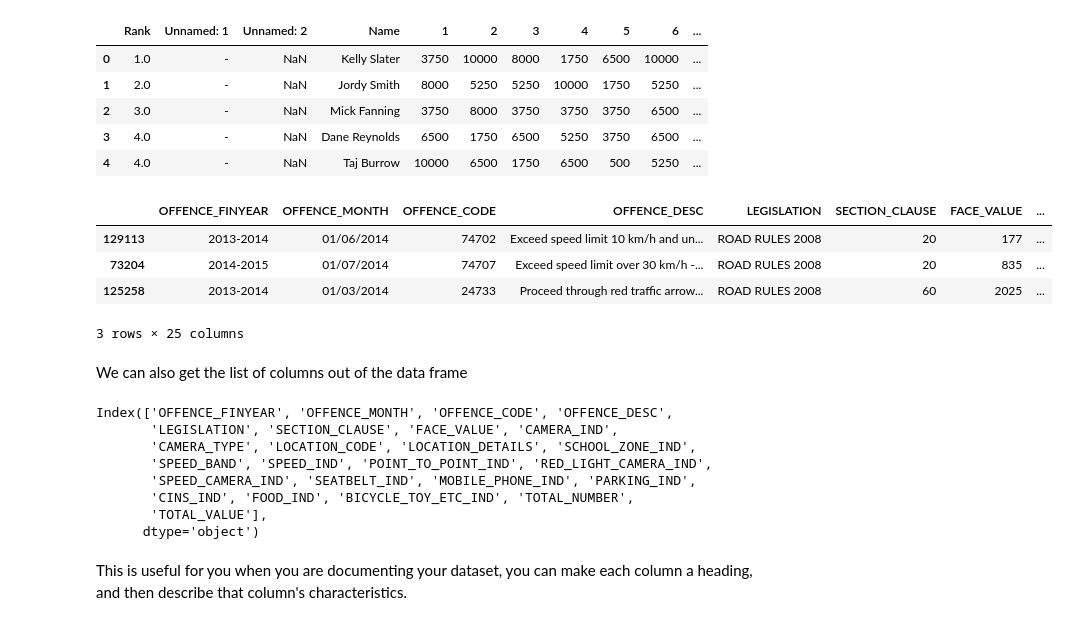
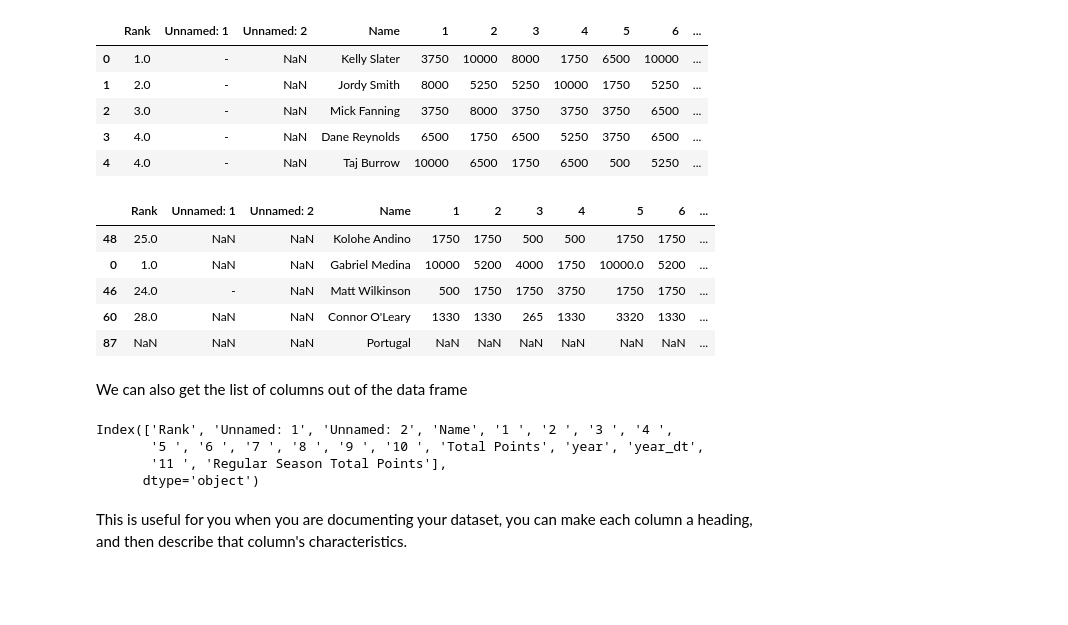
Before and after one commit to lucilleharrison/Data-Project, a Jupyter notebook: basic_pandas.ipynb, the cells around one changed output. Cells and saved outputs as stored; diff of their text form; code cells hidden in the pictures; blank space fills up the shorter version.

```diff
--- a/basic_pandas.ipynb
+++ b/basic_pandas.ipynb
@@ -46,3 +44,17 @@ surf_df.head()
 "WSL mens championship tour 2010.xlsx".rstrip(".xlsx")
 # %% [output]
 'WSL mens championship tour 2010'
+# %%
+import os
+import pandas as pd
+from datetime import datetime
+
+year_frames = []
+
+for year_data_path in os.listdir("years"):
+    this_year = pd.read_excel(f"years/{year_data_path}", skiprows=2)
+    this_year["year_dt"] = this_year["year_dt"].str.rstrip('.xlsx')  # Apply rstrip to a specific column
+    year_int = int(year_data_path.split(" ")[4].rstrip(".xlsx"))
+    this_year["year"] = year_int
+    this_year["year_dt"] = datetime(year=year_int, month=6, day=1)
+    year_frames.append(this_year)
@@ -50,8 +64,11 @@ surf_df.head()
 year_frames = []
 for year_data_path in os.listdir("years"):
     this_year = pd.read_excel(f"years/{year_data_path}", skiprows=2)
-    year_int = int(this_year.rstrip(".xlsx").split(" ")[4])
+    year_int = int(year_data_path.rstrip(".xlsx").split(" ")[4])
     this_year["year"] = year_int
     this_year["year_dt"] = datetime(year=year_int, month=6, day=1)
     year_frames.append(this_year)
+
+surf_df = pd.concat(year_frames)
+surf_df.head()
 # %% [output]
@@ -69,7 +92,8 @@ Index(['Rank', 'Unnamed: 1', 'Unnamed: 2', 'Name', '1 ', '2 ', '3 ', '4 ',
 
 `dataframe.sample(5)` gives you 5 random rows from your dataframe. It's a good way to avoid the trap where you confuse yourself the first few rows are odd.
 # %%
-surf_df.drop(['Unnamed: 1', 'Unnamed: 2'], inplace=True, errors="ignore")
+surf_df.drop(['Unnamed: 1', 'Unnamed: 2', '11 ', 'Regular Season Total Points'], inplace=True, errors="ignore")
+
 surf_df.head()
 # %% [output]
 |  | Rank | Unnamed: 1 | Unnamed: 2 | Name | 1 | 2 | 3 | 4 | 5 | 6 | ... |
@@ -96,25 +120,22 @@ clean_surf_df.head()
 | 3 | 4.0 | - | NaN | Dane Reynolds | 6500 | 1750 | 6500 | 5250 | 3750 | 6500 | ... |
 | 4 | 4.0 | - | NaN | Taj Burrow | 10000 | 6500 | 1750 | 6500 | 500 | 5250 | ... |
 # %%
-penalty_data.sample(5)
+surf_df.sample(5)
 # %% [output]
-|  | OFFENCE_FINYEAR | OFFENCE_MONTH | OFFENCE_CODE | OFFENCE_DESC | LEGISLATION | SECTION_CLAUSE | FACE_VALUE | ... |
-| 129113 | 2013-2014 | 01/06/2014 | 74702 | Exceed speed limit 10 km/h and un... | ROAD RULES 2008 | 20 | 177 | ... |
-| 73204 | 2014-2015 | 01/07/2014 | 74707 | Exceed speed limit over 30 km/h -... | ROAD RULES 2008 | 20 | 835 | ... |
-| 125258 | 2013-2014 | 01/03/2014 | 24733 | Proceed through red traffic arrow... | ROAD RULES 2008 | 60 | 2025 | ... |
+|  | Rank | Unnamed: 1 | Unnamed: 2 | Name | 1 | 2 | 3 | 4 | 5 | 6 | ... |
+| 48 | 25.0 | NaN | NaN | Kolohe Andino | 1750 | 1750 | 500 | 500 | 1750 | 1750 | ... |
+| 0 | 1.0 | NaN | NaN | Gabriel Medina | 10000 | 5200 | 4000 | 1750 | 10000.0 | 5200 | ... |
+| 46 | 24.0 | - | NaN | Matt Wilkinson | 500 | 1750 | 1750 | 3750 | 1750 | 1750 | ... |
+| 60 | 28.0 | NaN | NaN | Connor O'Leary | 1330 | 1330 | 265 | 1330 | 3320 | 1330 | ... |
+| 87 | NaN | NaN | NaN | Portugal | NaN | NaN | NaN | NaN | NaN | NaN | ... |
-3 rows × 25 columns
 # %% [markdown]
 We can also get the list of columns out of the data frame
 # %%
-penalty_data.columns
+surf_df.columns
 # %% [output]
-Index(['OFFENCE_FINYEAR', 'OFFENCE_MONTH', 'OFFENCE_CODE', 'OFFENCE_DESC',
-       'LEGISLATION', 'SECTION_CLAUSE', 'FACE_VALUE', 'CAMERA_IND',
-       'CAMERA_TYPE', 'LOCATION_CODE', 'LOCATION_DETAILS', 'SCHOOL_ZONE_IND',
-       'SPEED_BAND', 'SPEED_IND', 'POINT_TO_POINT_IND', 'RED_LIGHT_CAMERA_IND',
-       'SPEED_CAMERA_IND', 'SEATBELT_IND', 'MOBILE_PHONE_IND', 'PARKING_IND',
-       'CINS_IND', 'FOOD_IND', 'BICYCLE_TOY_ETC_IND', 'TOTAL_NUMBER',
-       'TOTAL_VALUE'],
+Index(['Rank', 'Unnamed: 1', 'Unnamed: 2', 'Name', '1 ', '2 ', '3 ', '4 ',
+       '5 ', '6 ', '7 ', '8 ', '9 ', '10 ', 'Total Points', 'year', 'year_dt',
+       '11 ', 'Regular Season Total Points'],
       dtype='object')
 # %% [markdown]
 This is useful for you when you are documenting your dataset, you can make each column a heading, and then describe that column's characteristics.
```
Also changed, not shown: parts of 20 cells of this notebook.
